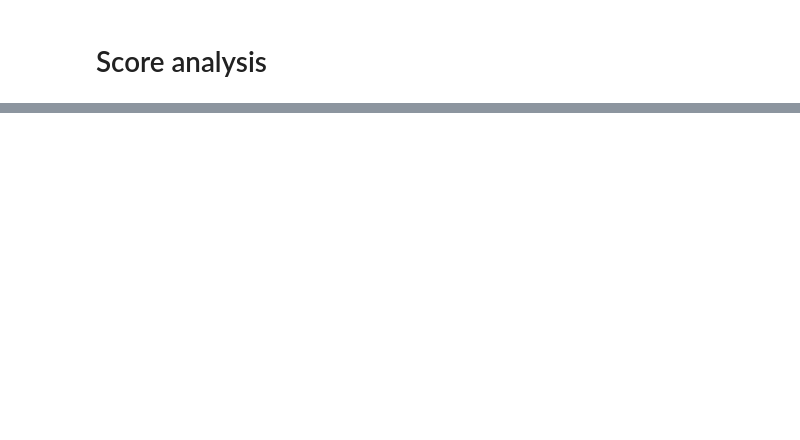
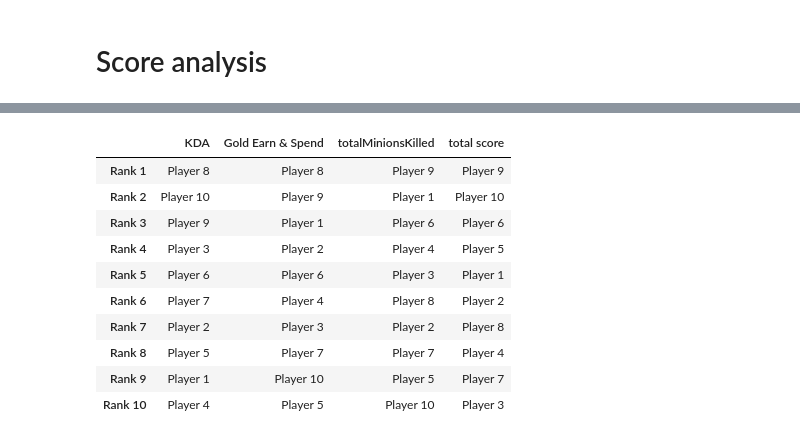
Before and after one commit to ThrypsisJ/Action2Score, a Jupyter notebook: experiment_challenger_analysis.ipynb, the cells around one changed output, grey strips where cells are left out. Cells and saved outputs as stored; diff of their text form; code cells hidden in the pictures; blank space fills up the shorter version.

```diff
--- a/experiment_challenger_analysis.ipynb
+++ b/experiment_challenger_analysis.ipynb
@@ -89,2 +90,30 @@ TN: 8 / FP: 0 / FN: 0 / TP: 4 /
 # %% [markdown]
 # Score analysis
+# %%
+import experiment_vis_leaderboard as lb
+import matplotlib.pyplot as plt
+
+match = 'KR_5531638748' # Plaayer 5: Not very good according to traditional indicators, but PASTA score is high
+# match = 'NA1_4083949961' # Player 8: Performed well according to traditional indicators, but PASTA score is low
+# match = 'EUW1_5531763758'
+
+data, isWin = lb.load_leaderboard_graph(match, challenger=True)
+
+players = []
+for index, series in data.iterrows():
+    ranks = series.tolist()
+    ranks = [11-rank for rank in ranks]
+    players.append(ranks)
+
+x_axis = data.columns.tolist()
+
+fig = plt.figure(figsize=(7, 7))
+
+##### total plot #####
+for i in range(len(players)):
+    line = '-' if isWin[i] else ':'
+    plt.plot(x_axis, players[i], linestyle=line, label=f'Player {i+1}')
+plt.yticks([i+1 for i in range(10)], [f'Rank {10-i}' for i in range(10)])
+plt.legend(bbox_to_anchor=(0.5, 0, 0.75, 0), loc='lower right')
+
+plt.show()
@@ -91,10 +122,22 @@ TN: 8 / FP: 0 / FN: 0 / TP: 4 /
 # %%
 import experiment_vis_leaderboard as lb
+import matplotlib.pyplot as plt
 
-match_id = '210510_eun1_2825546524'
-# match_id = '210510_euw1_5253755356' # too many WARD_PLACED
-# match_id = '210510_kr_5179842525'
+match = 'NA1_4083949961'
 
-data = lb.load_leaderboard(match_id)
+data = lb.load_leaderboard(match, challenger=True)
 data.drop(labels='sum of ranks', axis='columns', inplace=True)
+data = data[['KDA', 'Gold Earn & Spend', 'totalMinionsKilled', 'total score']]
 data
+# %% [output]
+|  | KDA | Gold Earn & Spend | totalMinionsKilled | total score |
+| Rank 1 | Player 8 | Player 8 | Player 9 | Player 9 |
+| Rank 2 | Player 10 | Player 9 | Player 1 | Player 10 |
+| Rank 3 | Player 9 | Player 1 | Player 6 | Player 6 |
+| Rank 4 | Player 3 | Player 2 | Player 4 | Player 5 |
+| Rank 5 | Player 6 | Player 6 | Player 3 | Player 1 |
+| Rank 6 | Player 7 | Player 4 | Player 8 | Player 2 |
+| Rank 7 | Player 2 | Player 3 | Player 2 | Player 8 |
+| Rank 8 | Player 5 | Player 7 | Player 7 | Player 4 |
+| Rank 9 | Player 1 | Player 10 | Player 5 | Player 7 |
+| Rank 10 | Player 4 | Player 5 | Player 10 | Player 3 |
```
Also changed, not shown: parts of 9 cells of this notebook, 18 other files.
